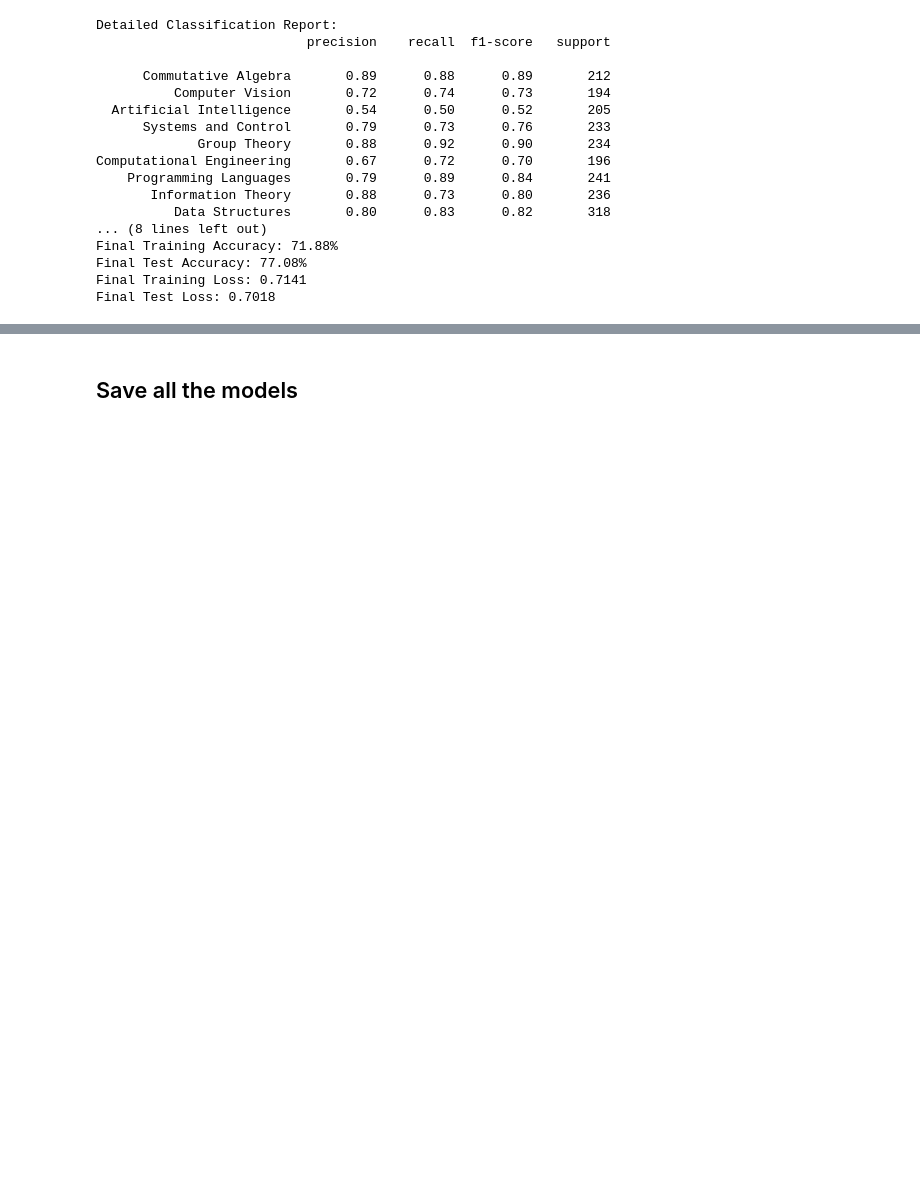
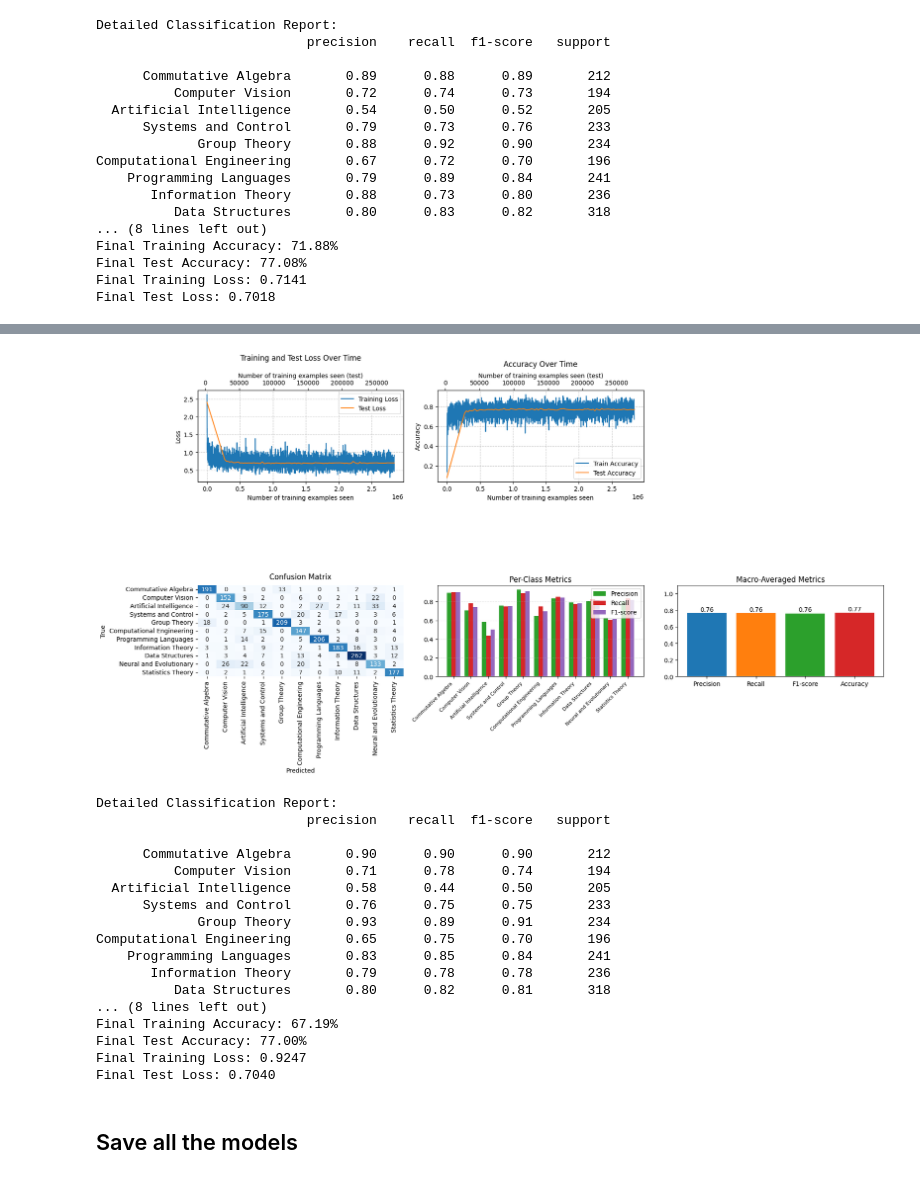
Before and after one commit to JonasLeeb/MLFPA_project, a Jupyter notebook: project.ipynb, the cells around one changed output, grey strips where cells are left out. Drawn from its saved outputs; the diff is of its cells as text; code cells hidden in the pictures; blank space fills up the shorter version.

```diff
--- a/project.ipynb
+++ b/project.ipynb
@@ -586,6 +631,26 @@ class NN(torch.nn.Module):
         x = self.linear2(x)
         # x = torch.softmax(x, dim=0)
         return (x)
+# %%
+class BetterNN(torch.nn.Module):
+    def __init__(self, input_dim):
+        super(BetterNN, self).__init__()
+        self.net = torch.nn.Sequential(
+            torch.nn.Linear(input_dim, 128),
+            torch.nn.ReLU(),
+            torch.nn.BatchNorm1d(128),
+            torch.nn.Dropout(0.3),
+
+            torch.nn.Linear(128, 64),
+            torch.nn.ReLU(),
+            torch.nn.BatchNorm1d(64),
+            torch.nn.Dropout(0.3),
+
+            torch.nn.Linear(64, 11)  # No activation - CrossEntropyLoss will handle it
+        )
+
+    def forward(self, x):
+        return self.net(x)
 # %% [markdown]
 ### One hot encode the labels
 # %%
@@ -637,7 +702,6 @@ def train(network, epochs, data_train, data_test, labels_train, labels_test, log
             data = data.to(DEVICE)
             target = target.to(DEVICE)
             output = network(data)
-            # print('output: ', output.shape, 'target: ', target.shape)
             test_loss += F.cross_entropy(output, target, reduction='sum').item()
 
             results["test_loss"].append(test_loss/len(data))
@@ -659,7 +723,11 @@ def train(network, epochs, data_train, data_test, labels_train, labels_test, log
             loss.backward()
             train_loss += loss.item()
             optimizer.step()
-            if batch_idx % log_interval == 0:
+            if batch_idx == 0:
+                print('Train Epoch: {} [{}/{} ({:.0f}%)]\tLoss: {:.6f}'.format(
+                    epoch, batch_idx * len(data), len(train_loader.dataset),
+                    100. * batch_idx / len(train_loader), train_loss))
+            if batch_idx % log_interval == 0 and batch_idx > 0:
                 print('Train Epoch: {} [{}/{} ({:.0f}%)]\tLoss: {:.6f}'.format(
                     epoch, batch_idx * len(data), len(train_loader.dataset),
                     100. * batch_idx / len(train_loader), train_loss/log_interval))
@@ -1229,0 +1299,12 @@ Final Test Loss: 0.7018
+# %%
+network_BERT_BNN = BetterNN(768)
+results_BERT_BNN = train(
+    network_BERT_BNN,
+    epochs=100,
+    data_train= bert_embeddings_train,
+    data_test= bert_embeddings_test,
+    labels_train= one_hot_labels_train,
+    labels_test= one_hot_labels_test,
+    log_interval=10,
+    lr=0.001
+)
@@ -1230,3 +1329,24 @@ Final Test Loss: 0.7018
+# %%
+plot_results(results_BERT_BNN, class_names=list(arxiv_subjects.values()))
+# %% [output]
+[figure, added]
+Detailed Classification Report:
+                           precision    recall  f1-score   support
+
+      Commutative Algebra       0.90      0.90      0.90       212
+          Computer Vision       0.71      0.78      0.74       194
+  Artificial Intelligence       0.58      0.44      0.50       205
+      Systems and Control       0.76      0.75      0.75       233
+             Group Theory       0.93      0.89      0.91       234
+Computational Engineering       0.65      0.75      0.70       196
+    Programming Languages       0.83      0.85      0.84       241
+       Information Theory       0.79      0.78      0.78       236
+          Data Structures       0.80      0.82      0.81       318
+... (8 lines left out)
+Final Training Accuracy: 67.19%
+Final Test Accuracy: 77.00%
+Final Training Loss: 0.9247
+Final Test Loss: 0.7040
 # %% [markdown]
 ## Save all the models
 # %%
```
Also changed, not shown: parts of 9 cells of this notebook.
